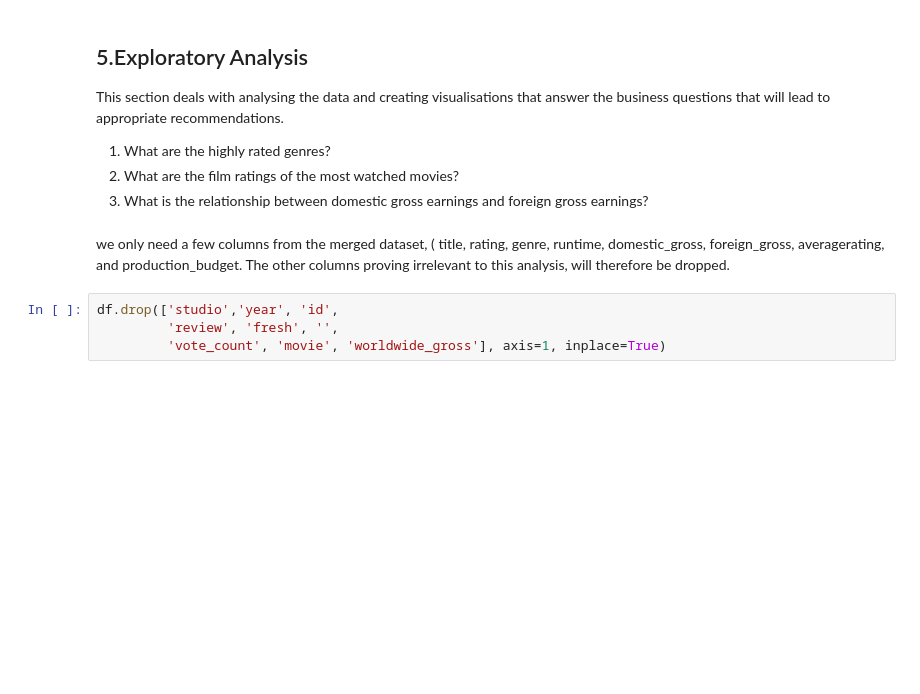
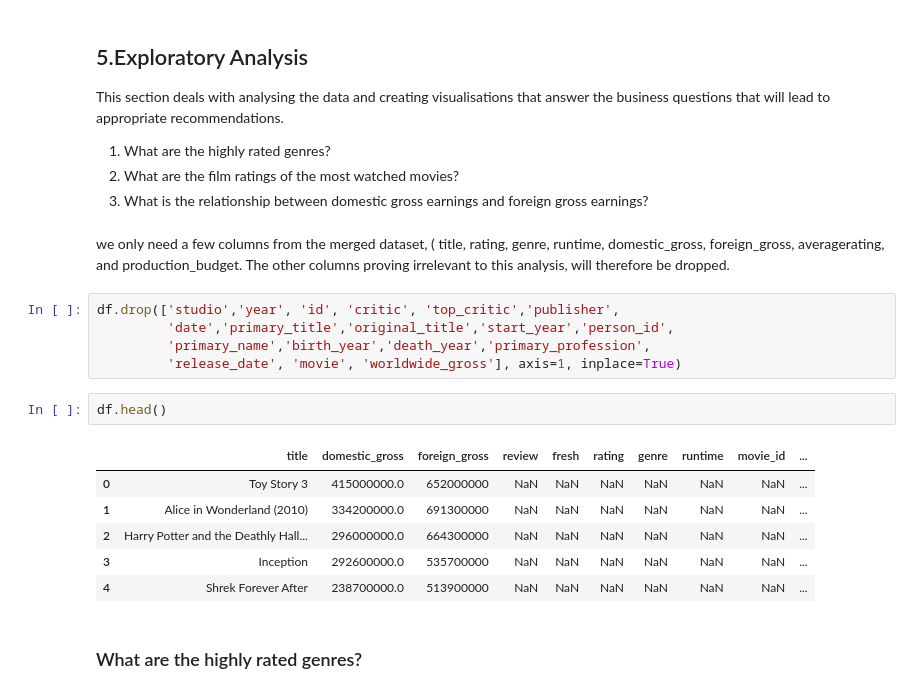
Before and after one commit to Collinskanyiri/DSC-Phase-1-project, a Jupyter notebook: student.ipynb, the cells around one changed output. Drawn from its saved outputs; the diff is of its cells as text; blank space fills up the shorter version.

```diff
--- a/student.ipynb
+++ b/student.ipynb
@@ -980,6 +980,18 @@ This section deals with analysing the data and creating visualisations that answ
 # %% [markdown]
 we only need a few columns from the merged dataset, ( title, rating, genre, runtime, domestic_gross, foreign_gross, averagerating, and production_budget. The other columns proving irrelevant to this analysis, will therefore be dropped.
 # %%
-df.drop(['studio','year', 'id',
-         'review', 'fresh', '',
-         'vote_count', 'movie', 'worldwide_gross'], axis=1, inplace=True)
+df.drop(['studio','year', 'id', 'critic', 'top_critic','publisher',
+         'date','primary_title','original_title','start_year','person_id',
+         'primary_name','birth_year','death_year','primary_profession',
+         'release_date', 'movie', 'worldwide_gross'], axis=1, inplace=True)
+# %%
+df.head()
+# %% [output]
+|  | title | domestic_gross | foreign_gross | review | fresh | rating | genre | runtime | movie_id | ... |
+| 0 | Toy Story 3 | 415000000.0 | 652000000 | NaN | NaN | NaN | NaN | NaN | NaN | ... |
+| 1 | Alice in Wonderland (2010) | 334200000.0 | 691300000 | NaN | NaN | NaN | NaN | NaN | NaN | ... |
+| 2 | Harry Potter and the Deathly Hall... | 296000000.0 | 664300000 | NaN | NaN | NaN | NaN | NaN | NaN | ... |
+| 3 | Inception | 292600000.0 | 535700000 | NaN | NaN | NaN | NaN | NaN | NaN | ... |
+| 4 | Shrek Forever After | 238700000.0 | 513900000 | NaN | NaN | NaN | NaN | NaN | NaN | ... |
+# %% [markdown]
+### What are the highly rated  genres?
```
Also changed, not shown: parts of 2 cells of this notebook.
